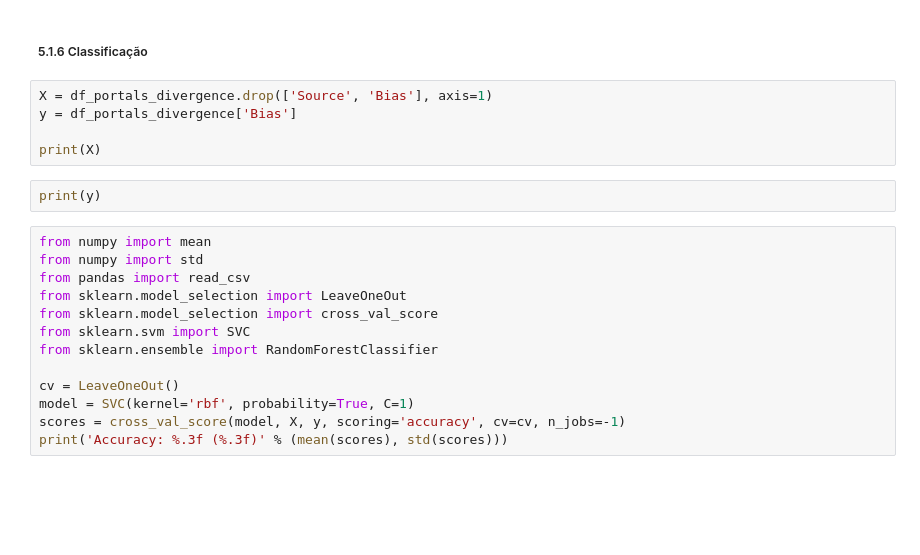
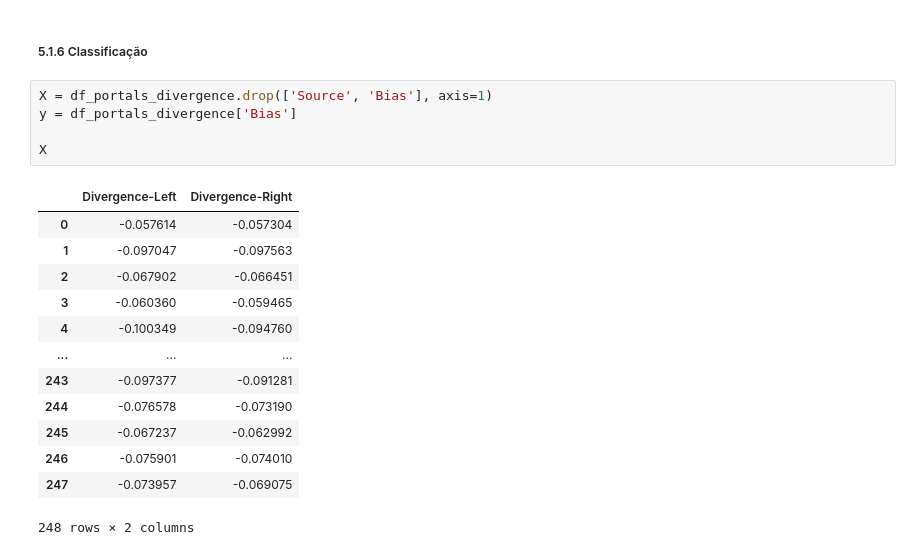
Before and after one commit to ldocarvalho/portals-bias, a Jupyter notebook: portals_bias.ipynb, the cells around one changed output. Cells and saved outputs as stored; diff of their text form; blank space fills up the shorter version.

```diff
--- a/portals_bias.ipynb
+++ b/portals_bias.ipynb
@@ -4021,20 +4092,19 @@ df_portals_divergence
 # %%
 X = df_portals_divergence.drop(['Source', 'Bias'], axis=1)
 y = df_portals_divergence['Bias']
 
-print(X)
+X
+# %% [output]
+|  | Divergence-Left | Divergence-Right |
+| 0 | -0.057614 | -0.057304 |
+| 1 | -0.097047 | -0.097563 |
+| 2 | -0.067902 | -0.066451 |
+| 3 | -0.060360 | -0.059465 |
+| 4 | -0.100349 | -0.094760 |
+| ... | ... | ... |
+| 243 | -0.097377 | -0.091281 |
+| 244 | -0.076578 | -0.073190 |
+| 245 | -0.067237 | -0.062992 |
+| 246 | -0.075901 | -0.074010 |
+| 247 | -0.073957 | -0.069075 |
+248 rows × 2 columns
-# %%
-print(y)
-# %%
-from numpy import mean
-from numpy import std
-from pandas import read_csv
-from sklearn.model_selection import LeaveOneOut
-from sklearn.model_selection import cross_val_score
-from sklearn.svm import SVC
-from sklearn.ensemble import RandomForestClassifier
-
-cv = LeaveOneOut()
-model = SVC(kernel='rbf', probability=True, C=1)
-scores = cross_val_score(model, X, y, scoring='accuracy', cv=cv, n_jobs=-1)
-print('Accuracy: %.3f (%.3f)' % (mean(scores), std(scores)))
```
Also changed, not shown: parts of 40 cells of this notebook.
